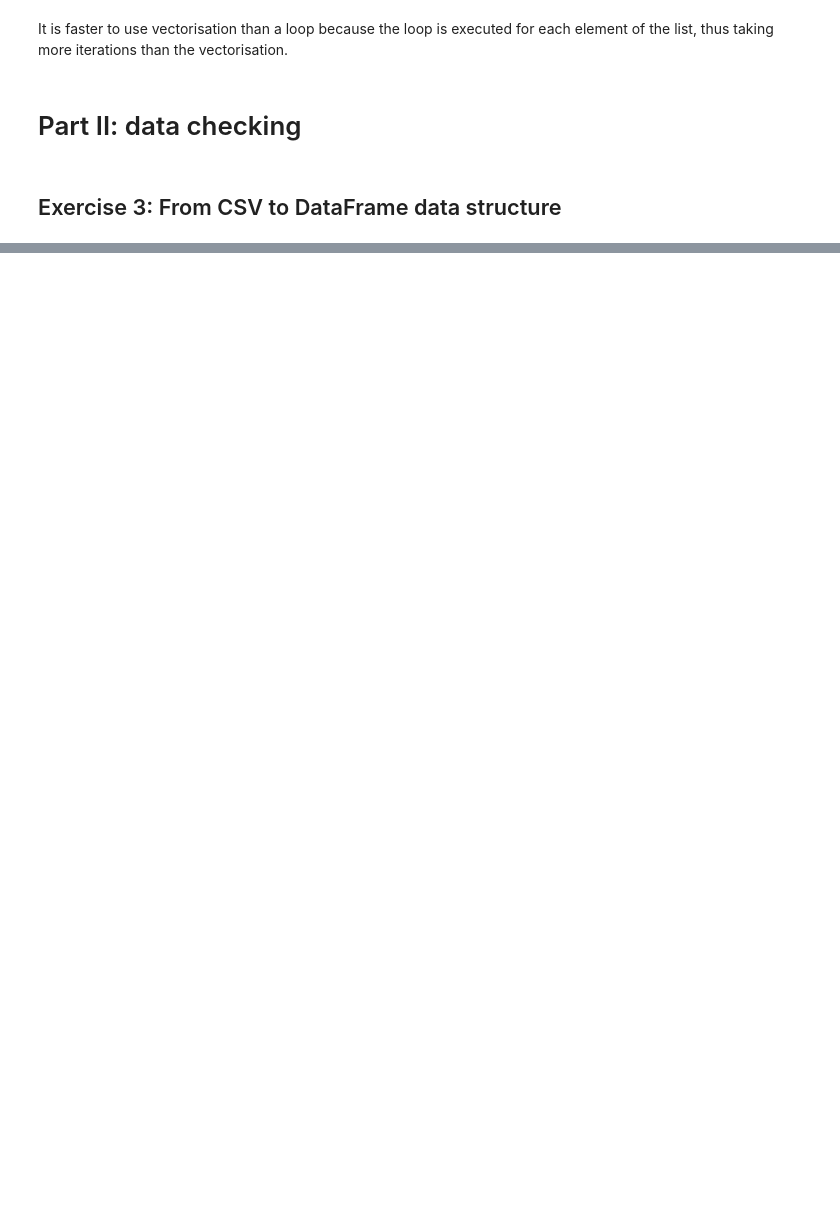
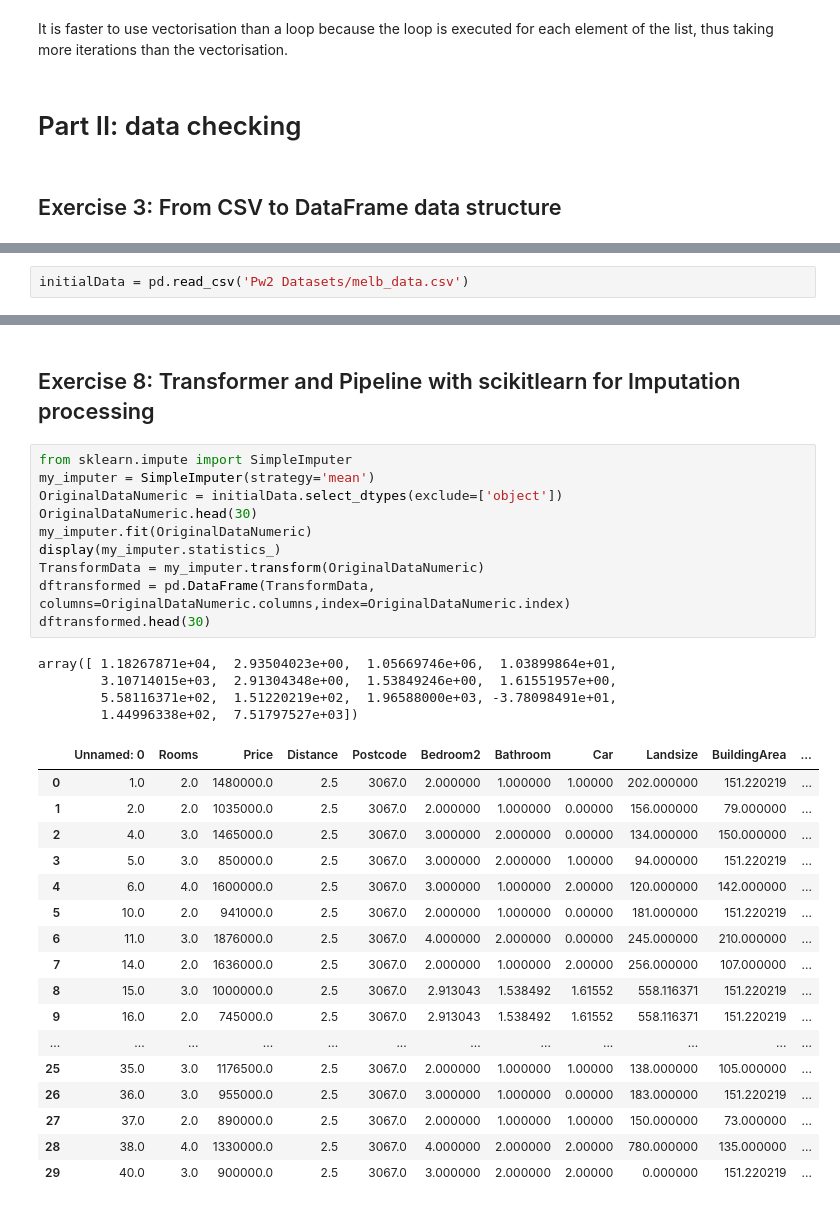
Before and after one commit to Poliaboy/MachineLearningS7, a Jupyter notebook: Alex_Szpakiewicz_TP02.ipynb, the cells around one changed output, grey strips where cells are left out. Saved outputs shown, nothing was run; the diff lists cells and outputs as text; blank space fills up the shorter version.

```diff
--- a/Alex_Szpakiewicz_TP02.ipynb
+++ b/Alex_Szpakiewicz_TP02.ipynb
@@ -161,0 +356,2 @@ It is faster to use vectorisation than a loop because the loop is executed for e
+# %%
+initialData = pd.read_csv('Pw2 Datasets/melb_data.csv')
@@ -161,0 +501,34 @@ It is faster to use vectorisation than a loop because the loop is executed for e
+# %% [markdown]
+<h2>Exercise 8: Transformer and Pipeline with scikitlearn for Imputation processing</h2>
+# %%
+from sklearn.impute import SimpleImputer
+my_imputer = SimpleImputer(strategy='mean')
+OriginalDataNumeric = initialData.select_dtypes(exclude=['object'])
+OriginalDataNumeric.head(30)
+my_imputer.fit(OriginalDataNumeric)
+display(my_imputer.statistics_)
+TransformData = my_imputer.transform(OriginalDataNumeric)
+dftransformed = pd.DataFrame(TransformData, columns=OriginalDataNumeric.columns,index=OriginalDataNumeric.index)
+dftransformed.head(30)
+# %% [output]
+array([ 1.18267871e+04,  2.93504023e+00,  1.05669746e+06,  1.03899864e+01,
+        3.10714015e+03,  2.91304348e+00,  1.53849246e+00,  1.61551957e+00,
+        5.58116371e+02,  1.51220219e+02,  1.96588000e+03, -3.78098491e+01,
+        1.44996338e+02,  7.51797527e+03])
+|  | Unnamed: 0 | Rooms | Price | Distance | Postcode | Bedroom2 | Bathroom | Car | Landsize | BuildingArea | ... |
+| 0 | 1.0 | 2.0 | 1480000.0 | 2.5 | 3067.0 | 2.000000 | 1.000000 | 1.00000 | 202.000000 | 151.220219 | ... |
+| 1 | 2.0 | 2.0 | 1035000.0 | 2.5 | 3067.0 | 2.000000 | 1.000000 | 0.00000 | 156.000000 | 79.000000 | ... |
+| 2 | 4.0 | 3.0 | 1465000.0 | 2.5 | 3067.0 | 3.000000 | 2.000000 | 0.00000 | 134.000000 | 150.000000 | ... |
+| 3 | 5.0 | 3.0 | 850000.0 | 2.5 | 3067.0 | 3.000000 | 2.000000 | 1.00000 | 94.000000 | 151.220219 | ... |
+| 4 | 6.0 | 4.0 | 1600000.0 | 2.5 | 3067.0 | 3.000000 | 1.000000 | 2.00000 | 120.000000 | 142.000000 | ... |
+| 5 | 10.0 | 2.0 | 941000.0 | 2.5 | 3067.0 | 2.000000 | 1.000000 | 0.00000 | 181.000000 | 151.220219 | ... |
+| 6 | 11.0 | 3.0 | 1876000.0 | 2.5 | 3067.0 | 4.000000 | 2.000000 | 0.00000 | 245.000000 | 210.000000 | ... |
+| 7 | 14.0 | 2.0 | 1636000.0 | 2.5 | 3067.0 | 2.000000 | 1.000000 | 2.00000 | 256.000000 | 107.000000 | ... |
+| 8 | 15.0 | 3.0 | 1000000.0 | 2.5 | 3067.0 | 2.913043 | 1.538492 | 1.61552 | 558.116371 | 151.220219 | ... |
+| 9 | 16.0 | 2.0 | 745000.0 | 2.5 | 3067.0 | 2.913043 | 1.538492 | 1.61552 | 558.116371 | 151.220219 | ... |
+| ... | ... | ... | ... | ... | ... | ... | ... | ... | ... | ... | ... |
+| 25 | 35.0 | 3.0 | 1176500.0 | 2.5 | 3067.0 | 2.000000 | 1.000000 | 1.00000 | 138.000000 | 105.000000 | ... |
+| 26 | 36.0 | 3.0 | 955000.0 | 2.5 | 3067.0 | 3.000000 | 1.000000 | 0.00000 | 183.000000 | 151.220219 | ... |
+| 27 | 37.0 | 2.0 | 890000.0 | 2.5 | 3067.0 | 2.000000 | 1.000000 | 1.00000 | 150.000000 | 73.000000 | ... |
+| 28 | 38.0 | 4.0 | 1330000.0 | 2.5 | 3067.0 | 4.000000 | 2.000000 | 2.00000 | 780.000000 | 135.000000 | ... |
+| 29 | 40.0 | 3.0 | 900000.0 | 2.5 | 3067.0 | 3.000000 | 2.000000 | 2.00000 | 0.000000 | 151.220219 | ... |
```
Also changed, not shown: parts of 29 cells of this notebook, 3 other files.
